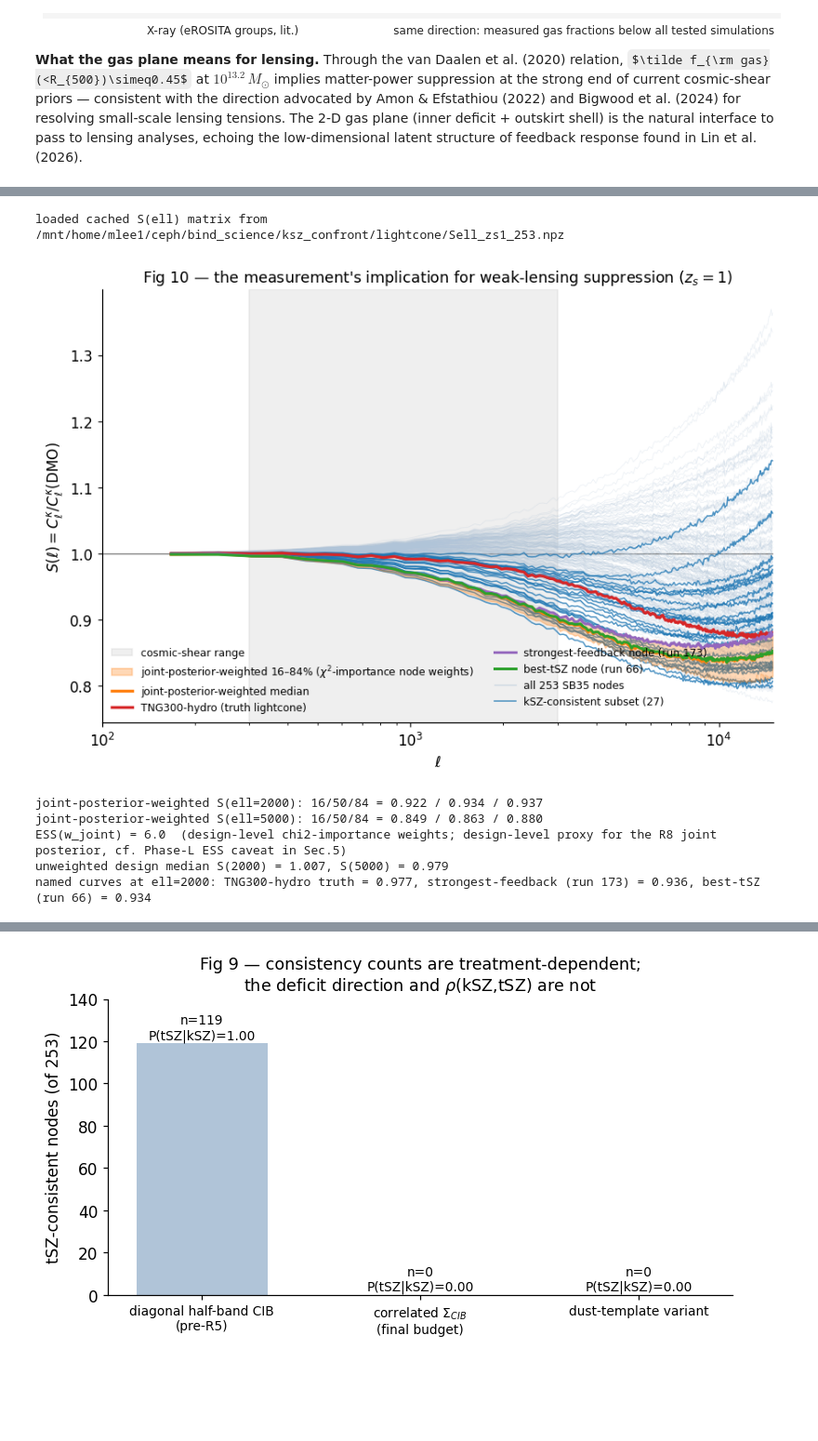
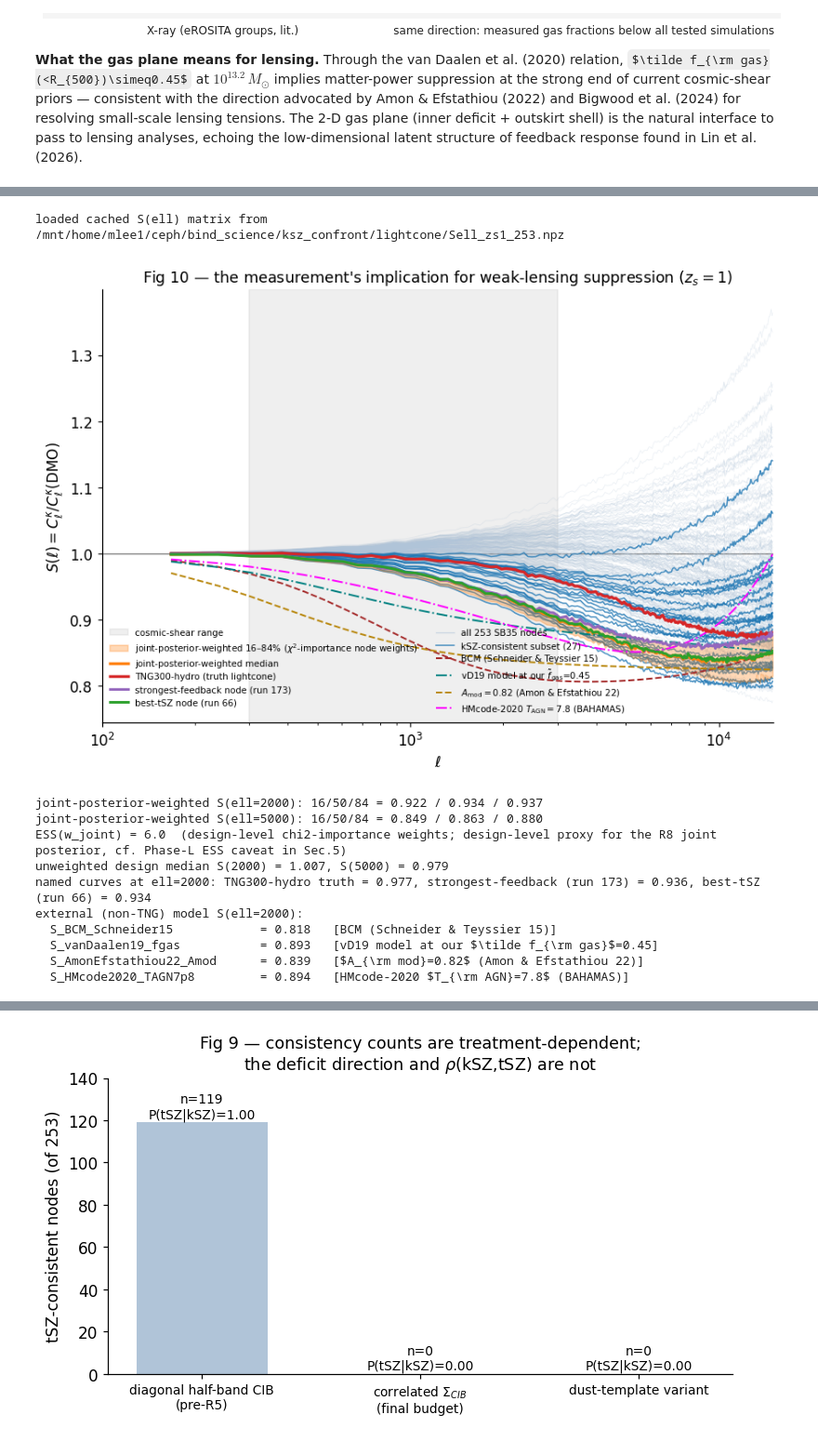
Before and after one commit to Maxelee/BIND, a Jupyter notebook: examples/paper_p4c_tsz_ksz.ipynb, the cells around one changed output, grey strips where cells are left out. Shown at 93% size. Cells and saved outputs as stored; diff of their text form; code cells hidden in the pictures; some formulas as TeX source; blank space fills up the shorter version.

Commit message:
paper round-2 T6: external model curves on Fig 10, Planck cross-check in §2.3+abstract, internal-split numbers in GoF/caveats
Co-Authored-By: Claude Fable 5 <noreply@anthropic.com>

```diff
--- a/examples/paper_p4c_tsz_ksz.ipynb
+++ b/examples/paper_p4c_tsz_ksz.ipynb
@@ -702,6 +739,17 @@ print(f"  fiducial: χ²={chi2_fid_tsz:.1f}  PTE={pte_fid_tsz:.2e}")
 print(f"  best node: χ²={chi2_best_tsz:.1f}  PTE={pte_best_tsz:.2e}")
 print(f"  consistent: {n_tsz_consistent} / 253")
 print(f"joint ranking coherence: Spearman ρ = {spearman_rho:.2f}")
+
+# T4/T6: internal-split consistency (RA-half jackknife + EBV like-for-like)
+with open(LC / "split_consistency.json") as f:
+    splitc = json.load(f)
+ra_xb = splitc["ra_half_split"]["xb"]
+ra_rap = splitc["ra_half_split"]["rap"]
+ebv_shift = splitc["ebv_variant"]["max_abs_shift_sigma"]
+print(f"internal splits: RA-half chi2={ra_xb['chi2']:.1f}/{ra_xb['dof']} "
+      f"(PTE={ra_xb['pte']:.2f}) on fit columns, "
+      f"{ra_rap['chi2']:.1f}/{ra_rap['dof']} (PTE={ra_rap['pte']:.2f}) on fixed apertures; "
+      f"EBV<0.15 like-for-like shift <={ebv_shift:.2f} sigma")
 # %% [output]
 === Goodness-of-fit summary ===
 kSZ bgs110 (n_dof=6):
@@ -1013,6 +1069,17 @@ else:
 
 cl_truth10 = np.load(TRUTH_CL)
 S_truth10 = cl_truth10["cl"][ZS1_IDX, ZS1_IDX] / cl_dmo_zs1
+
+# T1/T6: external, non-TNG literature baryon-suppression models (Round-2 D1)
+ext10 = np.load(LC / "external_suppression_curves.npz", allow_pickle=True)
+assert np.array_equal(ext10["ell"], ell10), "external curve ell grid mismatch"
+EXT_CURVES10 = [
+    ("S_BCM_Schneider15", "BCM (Schneider & Teyssier 15)", "brown", "--"),
+    ("S_vanDaalen19_fgas", r"vD19 model at our $\tilde f_{\rm gas}$=0.45", "teal", "-."),
+    ("S_AmonEfstathiou22_Amod", r"$A_{\rm mod}=0.82$ (Amon & Efstathiou 22)",
+     "darkgoldenrod", "--"),
+    ("S_HMcode2020_TAGN7p8", r"HMcode-2020 $T_{\rm AGN}=7.8$ (BAHAMAS)", "magenta", "-."),
+]
 
 def _weighted_quantile(values, weights, qs):
     order = np.argsort(values)
@@ -1054,42 +1121,56 @@ ax.plot(ell10[trust10], S10[best_tsz10, trust10], color=C["best"], lw=2.0, zorde
         label=f"best-tSZ node (run {run_best_tsz10})")
 ax.plot([], [], color=C["nodes"], lw=0.8, alpha=0.6, label="all 253 SB35 nodes")
 ax.plot([], [], color=C["cons"], lw=1.0, alpha=0.8, label="kSZ-consistent subset (27)")
+for key10, lbl10, col10, ls10 in EXT_CURVES10:
+    ax.plot(ell10[trust10], ext10[key10][trust10], color=col10, lw=1.3, ls=ls10,
+            zorder=4.5, label=lbl10)
 ax.axhline(1.0, color="0.4", lw=0.8, zorder=0)
 ax.set_xscale("log")
 ax.set_xlim(100, ELL_TRUST_MAX)
 ax.set_xlabel(r"$\ell$")
 ax.set_ylabel(r"$S(\ell) = C_\ell^\kappa / C_\ell^\kappa({\rm DMO})$")
 ax.set_title("Fig 10 — the measurement's implication for weak-lensing suppression ($z_s=1$)")
-ax.legend(frameon=False, fontsize=8.0, ncol=2, loc="lower left")
+ax.legend(frameon=False, fontsize=6.8, ncol=2, loc="lower left")
 fig.savefig(FIGDIR / "fig10_suppression.png")
 plt.show()
 
 s_at_2000_10 = np.array([np.interp(2000, ell10, S10[i]) for i in range(S10.shape[0])])
 s_at_5000_10 = np.array([np.interp(5000, ell10, S10[i]) for i in range(S10.shape[0])])
 q2000_10 = _weighted_quantile(s_at_2000_10, wn10, [0.16, 0.5, 0.84])
 q5000_10 = _weighted_quantile(s_at_5000_10, wn10, [0.16, 0.5, 0.84])
 s_truth_2000 = float(np.interp(2000, ell10, S_truth10))
 s_strong_2000 = float(np.interp(2000, ell10, S10[strongest10]))
 s_best_2000 = float(np.interp(2000, ell10, S10[best_tsz10]))
 print(f"joint-posterior-weighted S(ell=2000): 16/50/84 = "
       f"{q2000_10[0]:.3f} / {q2000_10[1]:.3f} / {q2000_10[2]:.3f}")
 print(f"joint-posterior-weighted S(ell=5000): 16/50/84 = "
       f"{q5000_10[0]:.3f} / {q5000_10[1]:.3f} / {q5000_10[2]:.3f}")
 print(f"ESS(w_joint) = {ess10:.1f}  (design-level chi2-importance weights; "
       f"design-level proxy for the R8 joint posterior, cf. Phase-L ESS caveat in Sec.5)")
 print(f"unweighted design median S(2000) = {np.median(s_at_2000_10):.3f}, "
       f"S(5000) = {np.median(s_at_5000_10):.3f}")
 print(f"named curves at ell=2000: TNG300-hydro truth = {s_truth_2000:.3f}, "
       f"strongest-feedback (run {run_strongest10}) = {s_strong_2000:.3f}, "
       f"best-tSZ (run {run_best_tsz10}) = {s_best_2000:.3f}")
+
+# T1/T6: external literature model S(ell=2000) values
+print("external (non-TNG) model S(ell=2000):")
+for key10, lbl10, _, _ in EXT_CURVES10:
+    s_ext_2000_10 = float(np.interp(2000, ell10, ext10[key10]))
+    print(f"  {key10:28s} = {s_ext_2000_10:.3f}   [{lbl10}]")
 # %% [output]
 loaded cached S(ell) matrix from /mnt/home/mlee1/ceph/bind_science/ksz_confront/lightcone/Sell_zs1_253.npz
-[figure, old version]
+[figure, new version]
 joint-posterior-weighted S(ell=2000): 16/50/84 = 0.922 / 0.934 / 0.937
 joint-posterior-weighted S(ell=5000): 16/50/84 = 0.849 / 0.863 / 0.880
 ESS(w_joint) = 6.0  (design-level chi2-importance weights; design-level proxy for the R8 joint posterior, cf. Phase-L ESS caveat in Sec.5)
 unweighted design median S(2000) = 1.007, S(5000) = 0.979
 named curves at ell=2000: TNG300-hydro truth = 0.977, strongest-feedback (run 173) = 0.936, best-tSZ (run 66) = 0.934
+external (non-TNG) model S(ell=2000):
+  S_BCM_Schneider15            = 0.818   [BCM (Schneider & Teyssier 15)]
+  S_vanDaalen19_fgas           = 0.893   [vD19 model at our $\tilde f_{\rm gas}$=0.45]
+  S_AmonEfstathiou22_Amod      = 0.839   [$A_{\rm mod}=0.82$ (Amon & Efstathiou 22)]
+  S_HMcode2020_TAGN7p8         = 0.894   [HMcode-2020 $T_{\rm AGN}=7.8$ (BAHAMAS)]
 # %% [markdown]
 ## 5  Caveats & robustness
 
```
Also changed, not shown: parts of 7 cells of this notebook, 1 other file.
